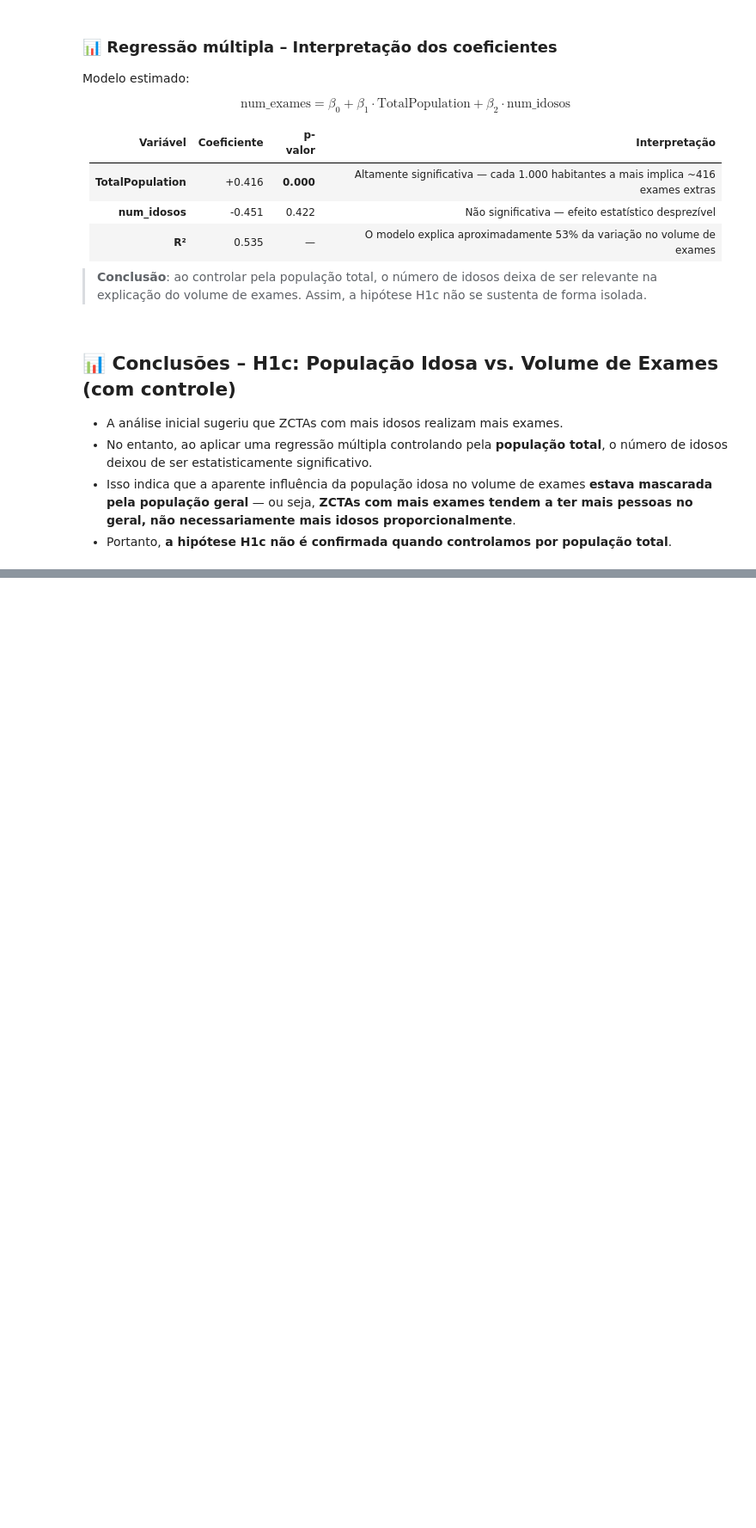
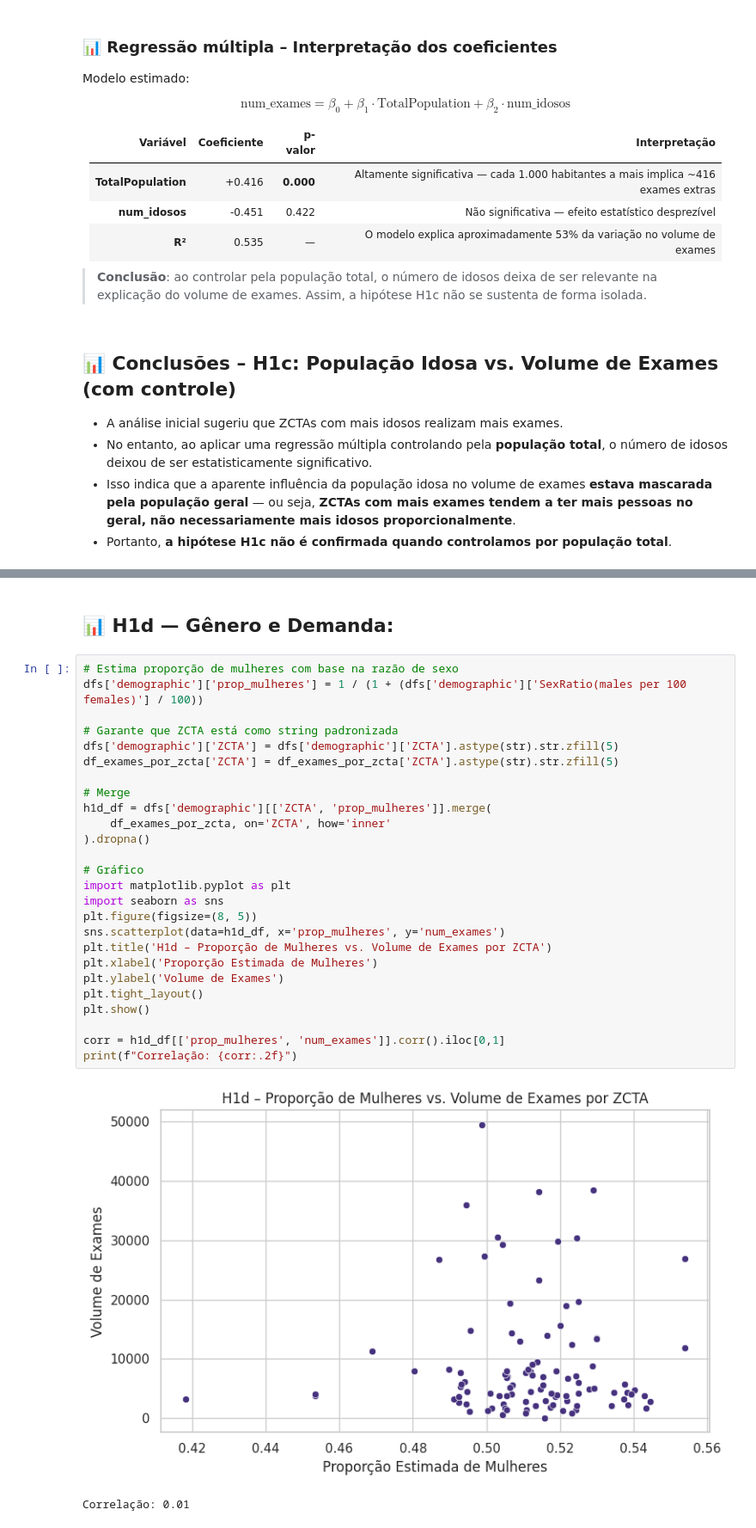
Before and after one commit to ezschneider/labs-strategic-expansion, a Jupyter notebook: notebooks/H1_economic_demographic_potential.ipynb, the cells around one changed output, grey strips where cells are left out. Shown at 86% size. Drawn from its saved outputs; the diff is of its cells as text; blank space fills up the shorter version.

```diff
--- a/notebooks/H1_economic_demographic_potential.ipynb
+++ b/notebooks/H1_economic_demographic_potential.ipynb
@@ -290,0 +350,31 @@ $$
+# %% [markdown]
+## 📊 H1d — Gênero e Demanda:
+# %%
+# Estima proporção de mulheres com base na razão de sexo
+dfs['demographic']['prop_mulheres'] = 1 / (1 + (dfs['demographic']['SexRatio(males per 100 females)'] / 100))
+
+# Garante que ZCTA está como string padronizada
+dfs['demographic']['ZCTA'] = dfs['demographic']['ZCTA'].astype(str).str.zfill(5)
+df_exames_por_zcta['ZCTA'] = df_exames_por_zcta['ZCTA'].astype(str).str.zfill(5)
+
+# Merge
+h1d_df = dfs['demographic'][['ZCTA', 'prop_mulheres']].merge(
+    df_exames_por_zcta, on='ZCTA', how='inner'
+).dropna()
+
+# Gráfico
+import matplotlib.pyplot as plt
+import seaborn as sns
+plt.figure(figsize=(8, 5))
+sns.scatterplot(data=h1d_df, x='prop_mulheres', y='num_exames')
+plt.title('H1d – Proporção de Mulheres vs. Volume de Exames por ZCTA')
+plt.xlabel('Proporção Estimada de Mulheres')
+plt.ylabel('Volume de Exames')
+plt.tight_layout()
+plt.show()
+
+corr = h1d_df[['prop_mulheres', 'num_exames']].corr().iloc[0,1]
+print(f"Correlação: {corr:.2f}")
+# %% [output]
+[figure, added]
+Correlação: 0.01
```
Also changed, not shown: parts of 6 cells of this notebook, 2 other files.
